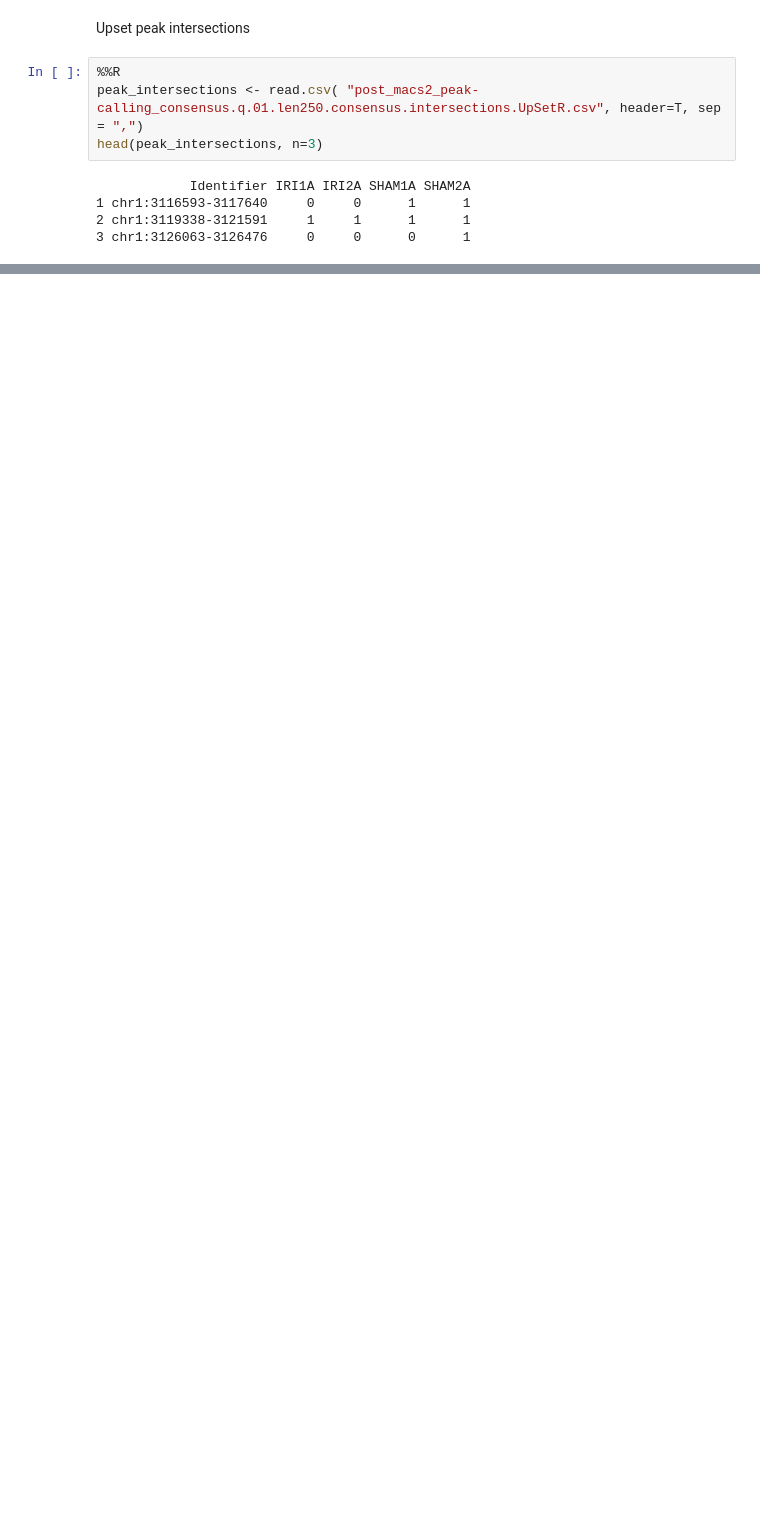
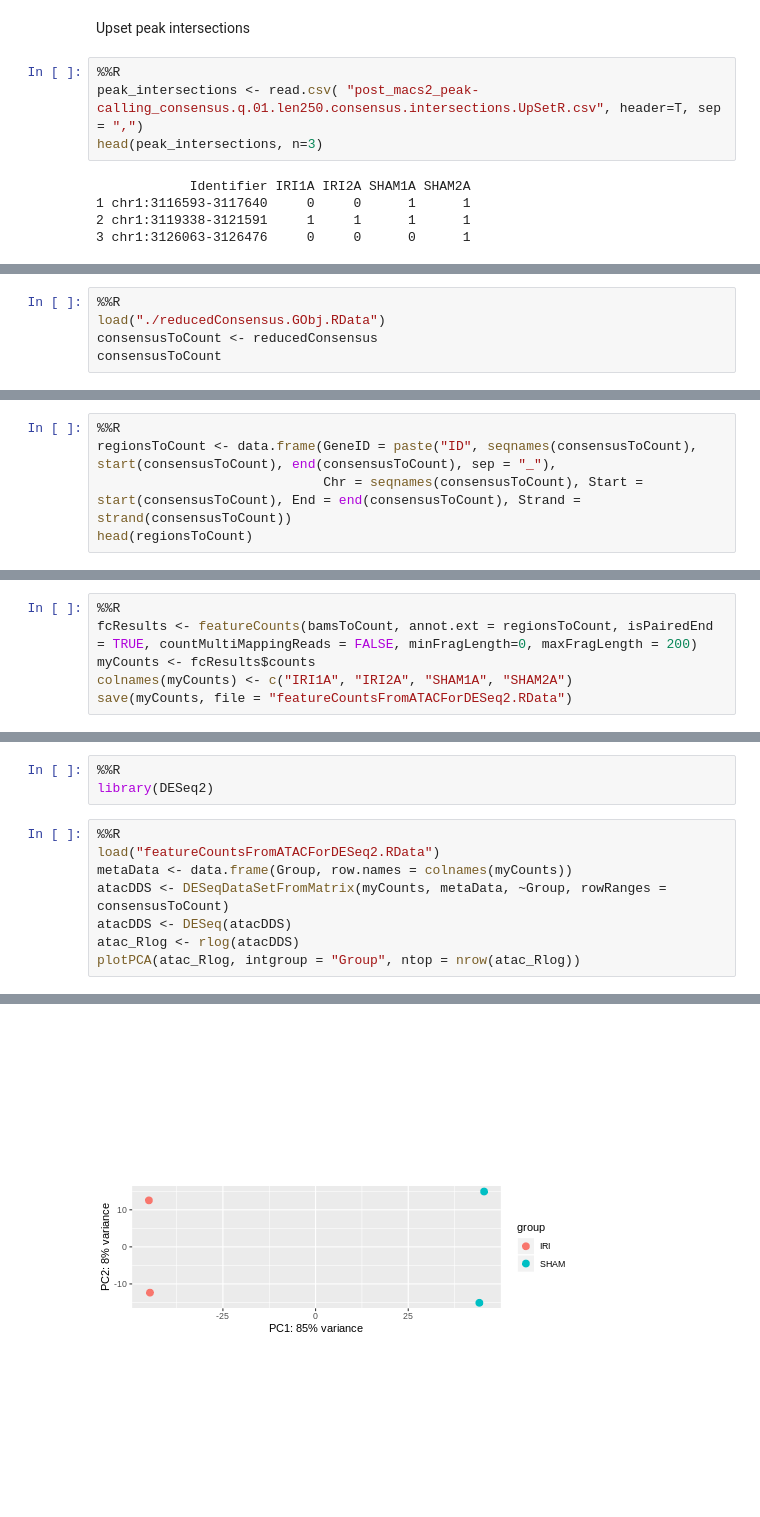
Before and after one commit to chizksh/ATAC-seq_analysis, a Jupyter notebook: peakFilterConsensus.ipynb, the cells around one changed output, grey strips where cells are left out. Cells and saved outputs as stored; diff of their text form; blank space fills up the shorter version.

```diff
--- a/peakFilterConsensus.ipynb
+++ b/peakFilterConsensus.ipynb
@@ -704,0 +679,5 @@ order.by = "freq", empty.intersections = "on")
+# %%
+%%R
+load("./reducedConsensus.GObj.RData")
+consensusToCount <- reducedConsensus
+consensusToCount
@@ -704,0 +719,5 @@ order.by = "freq", empty.intersections = "on")
+# %%
+%%R
+regionsToCount <- data.frame(GeneID = paste("ID", seqnames(consensusToCount), start(consensusToCount), end(consensusToCount), sep = "_"),
+                             Chr = seqnames(consensusToCount), Start = start(consensusToCount), End = end(consensusToCount), Strand = strand(consensusToCount))
+head(regionsToCount)
@@ -704,0 +739,6 @@ order.by = "freq", empty.intersections = "on")
+# %%
+%%R
+fcResults <- featureCounts(bamsToCount, annot.ext = regionsToCount, isPairedEnd = TRUE, countMultiMappingReads = FALSE, minFragLength=0, maxFragLength = 200)
+myCounts <- fcResults$counts
+colnames(myCounts) <- c("IRI1A", "IRI2A", "SHAM1A", "SHAM2A")
+save(myCounts, file = "featureCountsFromATACForDESeq2.RData")
@@ -704,0 +763,12 @@ order.by = "freq", empty.intersections = "on")
+# %%
+%%R
+library(DESeq2)
+# %%
+%%R
+load("featureCountsFromATACForDESeq2.RData")
+metaData <- data.frame(Group, row.names = colnames(myCounts))
+atacDDS <- DESeqDataSetFromMatrix(myCounts, metaData, ~Group, rowRanges = consensusToCount)
+atacDDS <- DESeq(atacDDS)
+atac_Rlog <- rlog(atacDDS)
+plotPCA(atac_Rlog, intgroup = "Group", ntop = nrow(atac_Rlog))
+# %% [output]
@@ -704,0 +786 @@ order.by = "freq", empty.intersections = "on")
+[figure, added]
```
Also changed, not shown: parts of 58 cells of this notebook.
